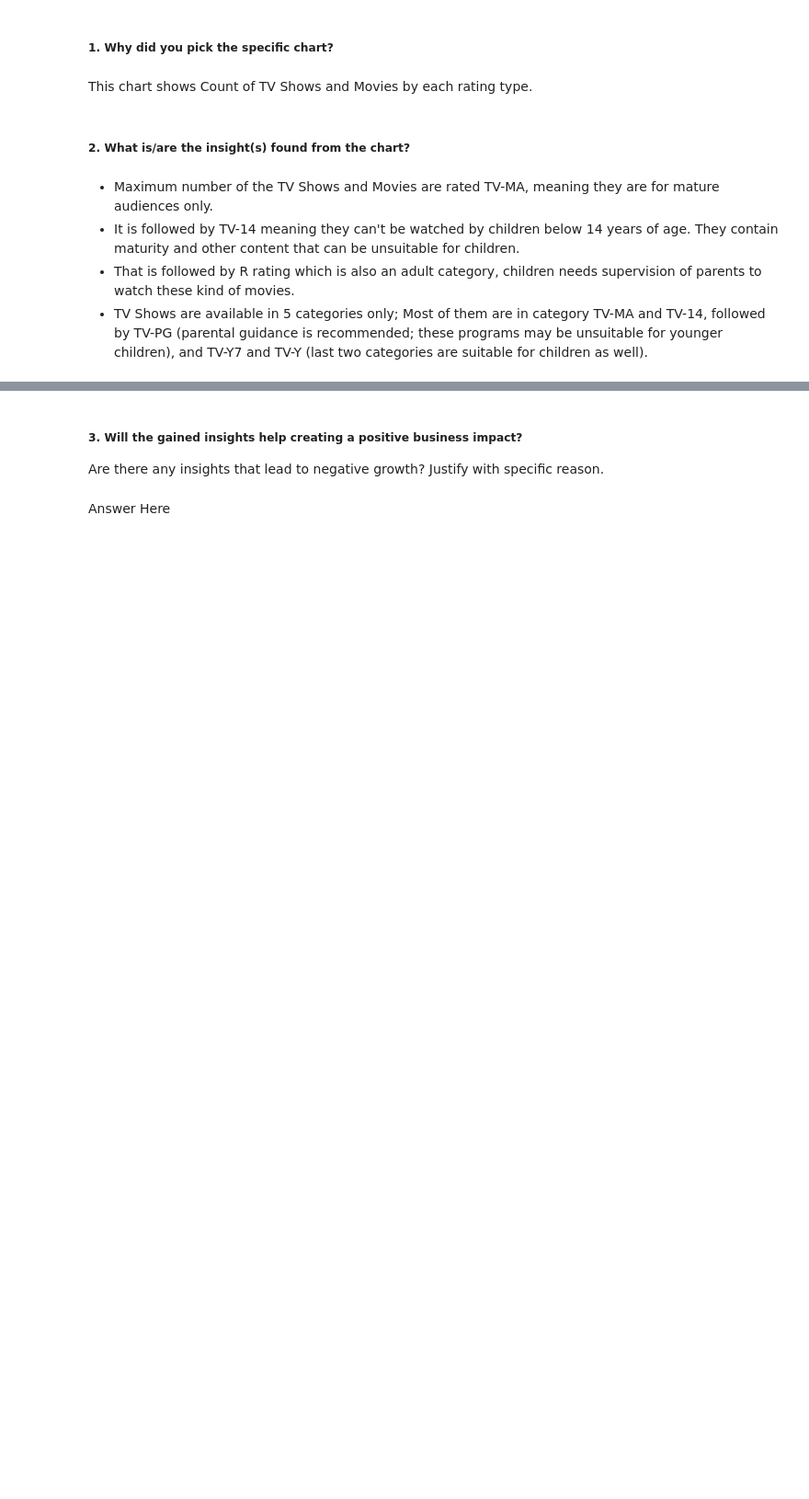
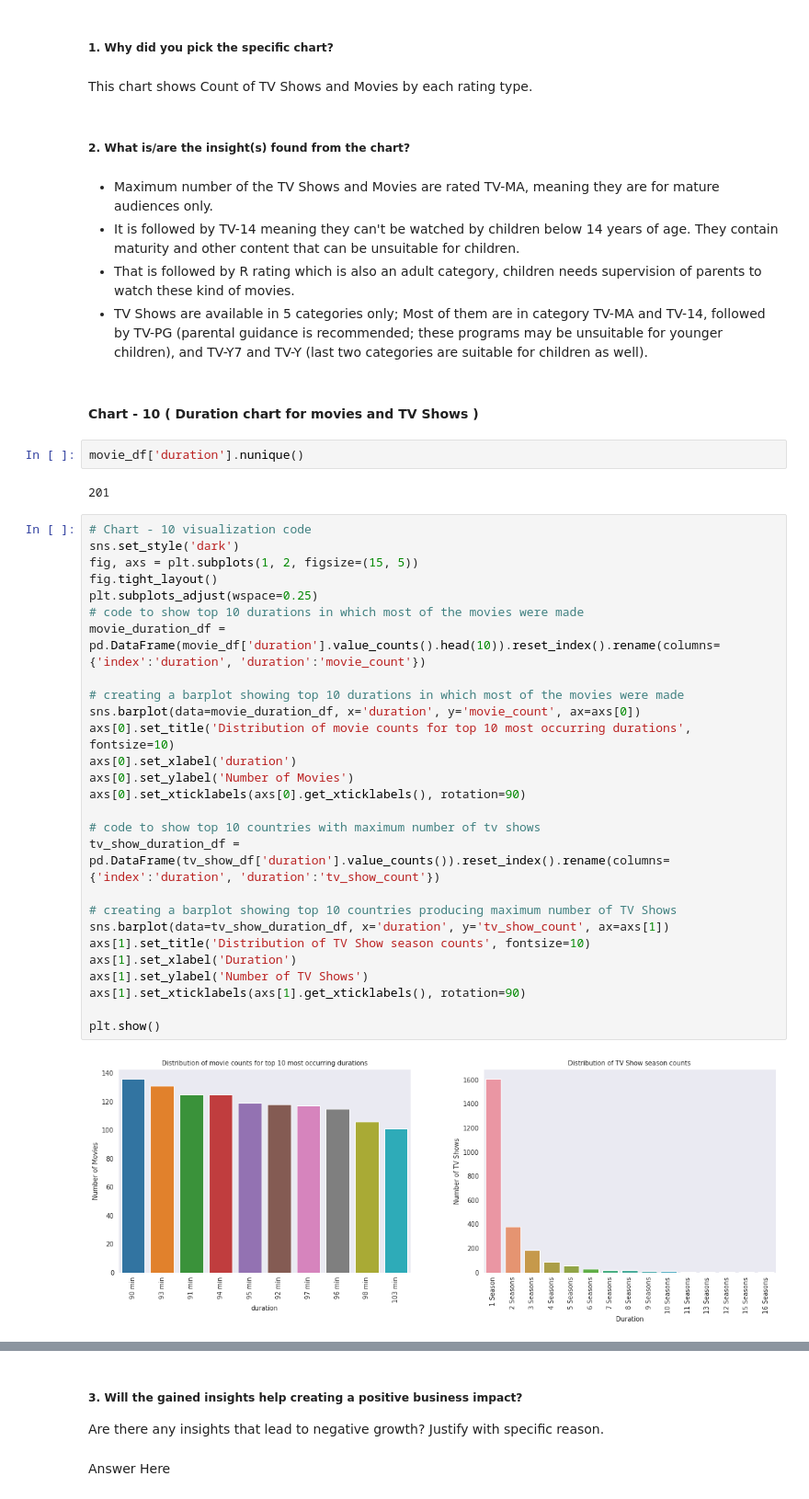
Before and after one commit to santoshmahanti/Netflix-Movies-and-TV-Show-Clustering, a Jupyter notebook: Netflix_Movies_and_TV_Show_clustering.ipynb, the cells around one changed output, grey strips where cells are left out. Shown at 92% size. Cells and saved outputs as stored; diff of their text form; blank space fills up the shorter version.

```diff
--- a/Netflix_Movies_and_TV_Show_clustering.ipynb
+++ b/Netflix_Movies_and_TV_Show_clustering.ipynb
@@ -989,3 +989,38 @@ This chart shows Count of TV Shows and Movies by each rating type.
 *   It is followed by TV-14 meaning they can't be watched by children below 14 years of age. They contain maturity and other content that can be unsuitable for children.
 *   That is followed by R rating which is also an adult category, children needs supervision of parents to watch these kind of movies.
 *   TV Shows are available in 5 categories only; Most of them are in category TV-MA and TV-14, followed by TV-PG (parental guidance is recommended; these programs may be unsuitable for younger children), and TV-Y7 and TV-Y (last two categories are suitable for children as well).
+# %% [markdown]
+#### Chart - 10 **( Duration chart for movies and TV Shows )**
+# %%
+movie_df['duration'].nunique()
+# %% [output]
+201
+# %%
+# Chart - 10 visualization code
+sns.set_style('dark')
+fig, axs = plt.subplots(1, 2, figsize=(15, 5))
+fig.tight_layout()
+plt.subplots_adjust(wspace=0.25)
+# code to show top 10 durations in which most of the movies were made
+movie_duration_df = pd.DataFrame(movie_df['duration'].value_counts().head(10)).reset_index().rename(columns={'index':'duration', 'duration':'movie_count'})
+
+# creating a barplot showing top 10 durations in which most of the movies were made
+sns.barplot(data=movie_duration_df, x='duration', y='movie_count', ax=axs[0])
+axs[0].set_title('Distribution of movie counts for top 10 most occurring durations', fontsize=10)
+axs[0].set_xlabel('duration')
+axs[0].set_ylabel('Number of Movies')
+axs[0].set_xticklabels(axs[0].get_xticklabels(), rotation=90)
+
+# code to show top 10 countries with maximum number of tv shows
+tv_show_duration_df = pd.DataFrame(tv_show_df['duration'].value_counts()).reset_index().rename(columns={'index':'duration', 'duration':'tv_show_count'})
+
+# creating a barplot showing top 10 countries producing maximum number of TV Shows
+sns.barplot(data=tv_show_duration_df, x='duration', y='tv_show_count', ax=axs[1])
+axs[1].set_title('Distribution of TV Show season counts', fontsize=10)
+axs[1].set_xlabel('Duration')
+axs[1].set_ylabel('Number of TV Shows')
+axs[1].set_xticklabels(axs[1].get_xticklabels(), rotation=90)
+
+plt.show()
+# %% [output]
+[figure, added]
```
Also changed, not shown: parts of 21 cells of this notebook.
